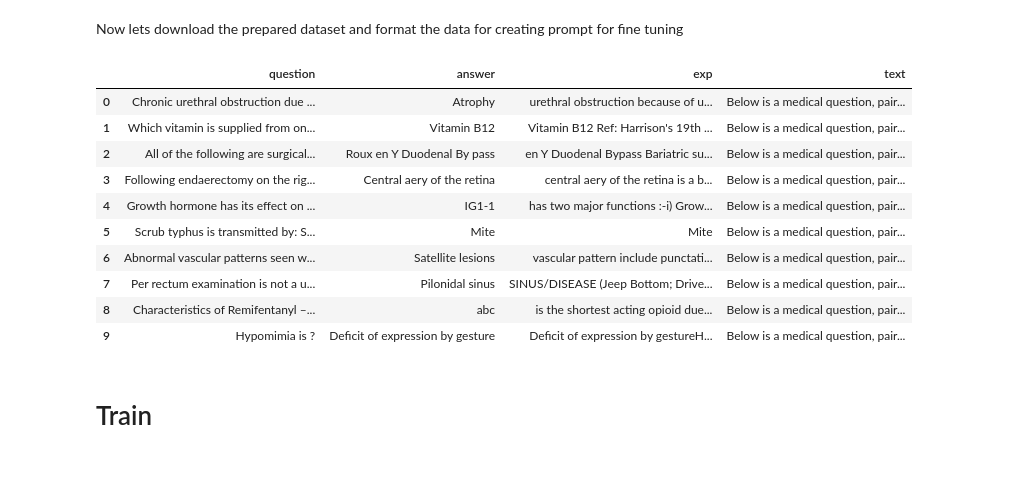
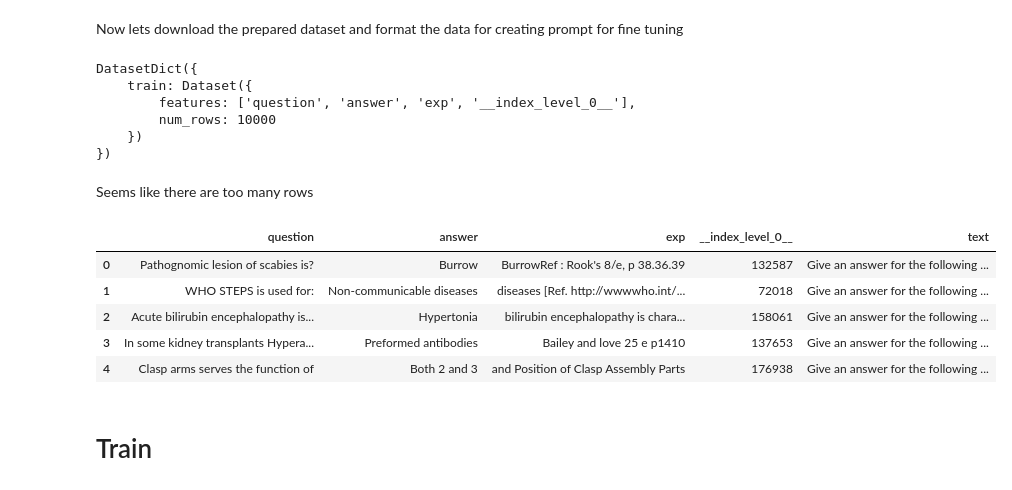
Before and after one commit to quazirab/fine-tuning-llama-3.1-on-medical-questionnaires, a Jupyter notebook: notebooks/Llama_3_1_fine_tuning_with_LoRA.ipynb, the cells around one changed output. Cells and saved outputs as stored; diff of their text form; code cells hidden in the pictures.

```diff
--- a/notebooks/Llama_3_1_fine_tuning_with_LoRA.ipynb
+++ b/notebooks/Llama_3_1_fine_tuning_with_LoRA.ipynb
@@ -20,7 +20,7 @@ Now download the pretrained model
 from unsloth import FastLanguageModel
 import torch
 
-max_seq_length = 2048 # Choose any! We auto support RoPE Scaling internally!
+max_seq_length = 4096 # Choose any! unsloth supports RoPE Scaling internally automatically!
 
 model_pretrained, tokenizer = FastLanguageModel.from_pretrained(
     model_name = "unsloth/Meta-Llama-3.1-8B",
@@ -43,14 +43,25 @@ Now lets download the prepared dataset and format the data for creating prompt f
 from datasets import load_dataset
 
 ds = load_dataset("parquet", data_files="/content/drive/MyDrive/colab_drive/medical-question-w-answer-and-explanation-training-dataset.parquet")
+# %%
+ds
+# %% [output]
+DatasetDict({
+    train: Dataset({
+        features: ['question', 'answer', 'exp', '__index_level_0__'],
+        num_rows: 10000
+    })
+})
+# %% [markdown]
+Seems like there are too many rows
 # %%
-promt = """Below is a medical question, paired with answer that contains explanation. Write a answer with explanation that is appropriate for the question.
+promt = """Give an answer for the following medical question.
 
 ### Question:
 {}
 
 ### Answer:
-{}. {}
+{}
 """
 
 EOS_TOKEN = tokenizer.eos_token
@@ -64,9 +75,6 @@ def formatting_prompts_func(examples):
     texts = []
     for question, answer, explanation in zip(questions, answers, explanations):
         # Must add EOS_TOKEN, otherwise your generation will go on forever!
-        text = promt.format(question, answer, explanation) + EOS_TOKEN
+        text = promt.format(question, f"{answer}. {explanation}") + EOS_TOKEN
         texts.append(text)
     return { "text" : texts, }
-
-
-ds = ds.map(formatting_prompts_func, batched = True,)
@@ -73,18 +83,13 @@ ds = ds.map(formatting_prompts_func, batched = True,)
 # %%
 df = ds["train"].to_pandas()
-df.head(10)
+df.head(5)
 # %% [output]
-|  | question | answer | exp | text |
-| 0 | Chronic urethral obstruction due ... | Atrophy | urethral obstruction because of u... | Below is a medical question, pair... |
-| 1 | Which vitamin is supplied from on... | Vitamin B12 | Vitamin B12 Ref: Harrison's 19th ... | Below is a medical question, pair... |
-| 2 | All of the following are surgical... | Roux en Y Duodenal By pass | en Y Duodenal Bypass Bariatric su... | Below is a medical question, pair... |
-| 3 | Following endaerectomy on the rig... | Central aery of the retina | central aery of the retina is a b... | Below is a medical question, pair... |
-| 4 | Growth hormone has its effect on ... | IG1-1 | has two major functions :-i) Grow... | Below is a medical question, pair... |
-| 5 | Scrub typhus is transmitted by: S... | Mite | Mite | Below is a medical question, pair... |
-| 6 | Abnormal vascular patterns seen w... | Satellite lesions | vascular pattern include punctati... | Below is a medical question, pair... |
-| 7 | Per rectum examination is not a u... | Pilonidal sinus | SINUS/DISEASE (Jeep Bottom; Drive... | Below is a medical question, pair... |
-| 8 | Characteristics of Remifentanyl –... | abc | is the shortest acting opioid due... | Below is a medical question, pair... |
-| 9 | Hypomimia is ? | Deficit of expression by gesture | Deficit of expression by gestureH... | Below is a medical question, pair... |
+|  | question | answer | exp | __index_level_0__ | text |
+| 0 | Pathognomic lesion of scabies is? | Burrow | BurrowRef : Rook's 8/e, p 38.36.39 | 132587 | Give an answer for the following ... |
+| 1 | WHO STEPS is used for: | Non-communicable diseases | diseases [Ref. http://wwwwho.int/... | 72018 | Give an answer for the following ... |
+| 2 | Acute bilirubin encephalopathy is... | Hypertonia | bilirubin encephalopathy is chara... | 158061 | Give an answer for the following ... |
+| 3 | In some kidney transplants Hypera... | Preformed antibodies | Bailey and love 25 e p1410 | 137653 | Give an answer for the following ... |
+| 4 | Clasp arms serves the function of | Both 2 and 3 | and Position of Clasp Assembly Parts | 176938 | Give an answer for the following ... |
 # %% [markdown]
 # Train
 # %% [markdown]
```
Also changed, not shown: parts of 17 cells of this notebook.
